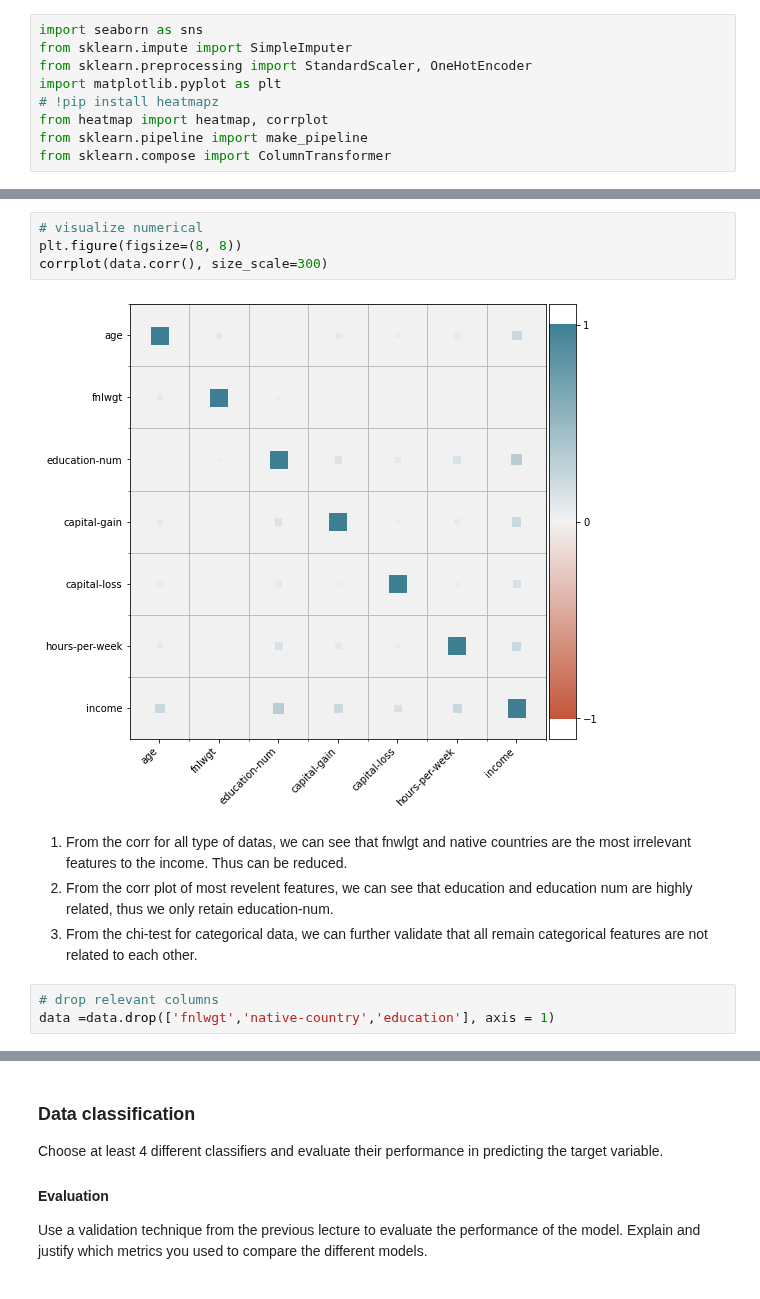
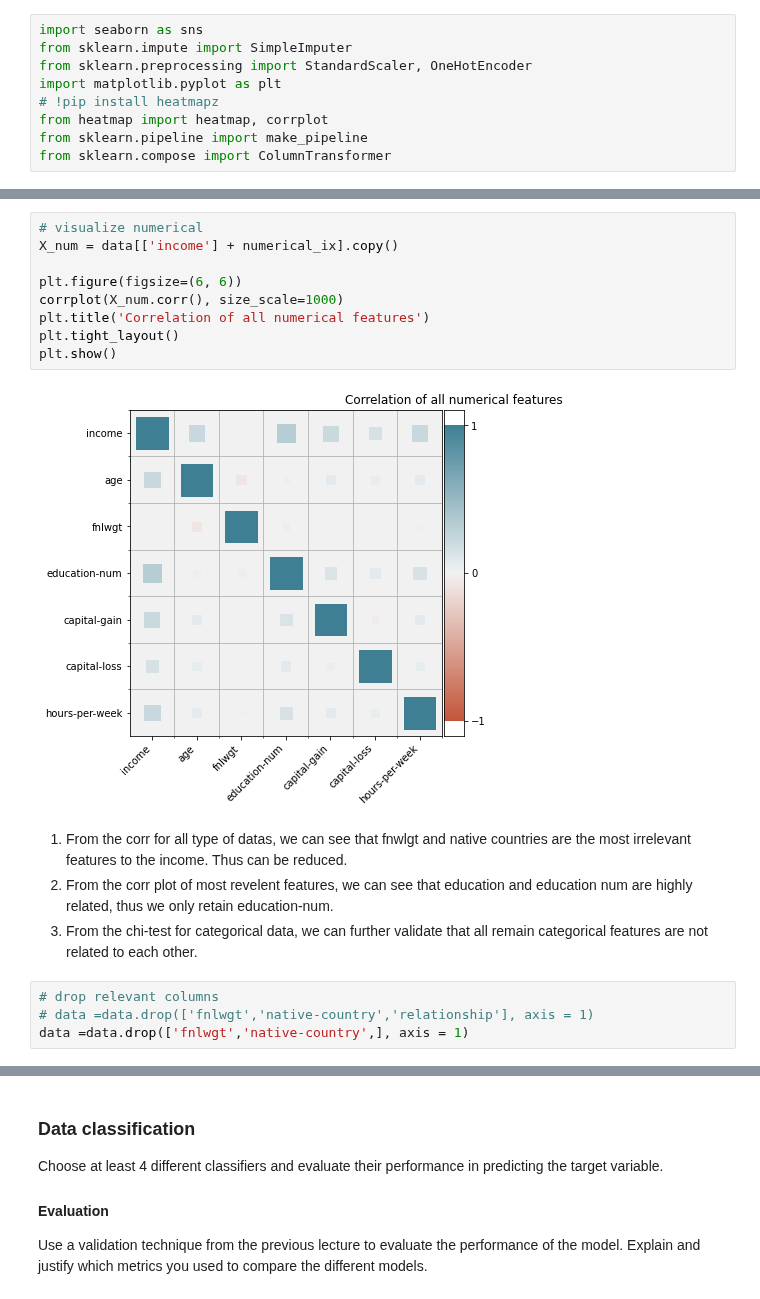
Before and after one commit to tamarvooijs/Applied-Machine-Learning, a Jupyter notebook: Week5/Assignment5_part1.ipynb, the cells around one changed output, grey strips where cells are left out. Saved outputs shown, nothing was run; the diff lists cells and outputs as text.

```diff
--- a/Week5/Assignment5_part1.ipynb
+++ b/Week5/Assignment5_part1.ipynb
@@ -238,16 +256,22 @@ relationship     0.000000e+00   0.000000e+00   0.000000e+00   6.487016e-193
 race             0.000000e+00   0.000000e+00  5.560160e-136    0.000000e+00
 sex              0.000000e+00  5.560160e-136   0.000000e+00    8.738716e-19
 native-country  6.487016e-193   0.000000e+00   8.738716e-19    0.000000e+00
-# %%
-# visualize numerical
-plt.figure(figsize=(8, 8))
-corrplot(data.corr(), size_scale=300)
-# %% [output]
-[figure, removed]
+# %%
+# visualize numerical
+X_num = data[['income'] + numerical_ix].copy()
+
+plt.figure(figsize=(6, 6))
+corrplot(X_num.corr(), size_scale=1000)
+plt.title('Correlation of all numerical features')
+plt.tight_layout()
+plt.show()
+# %% [output]
+[figure, added]
 # %% [markdown]
 1. From the corr for all type of datas, we can see that fnwlgt and native countries are the most irrelevant features to the income. Thus can be reduced.
 2. From the corr plot of most revelent features, we can see that education and education num are highly related, thus we only retain education-num.
 3. From the chi-test for categorical data, we can further validate that all remain categorical features are not related to each other.
 # %%
 # drop relevant columns
-data =data.drop(['fnlwgt','native-country','education'], axis = 1)
+# data =data.drop(['fnlwgt','native-country','relationship'], axis = 1)
+data =data.drop(['fnlwgt','native-country',], axis = 1)
```
Also changed, not shown: parts of 13 cells of this notebook.
